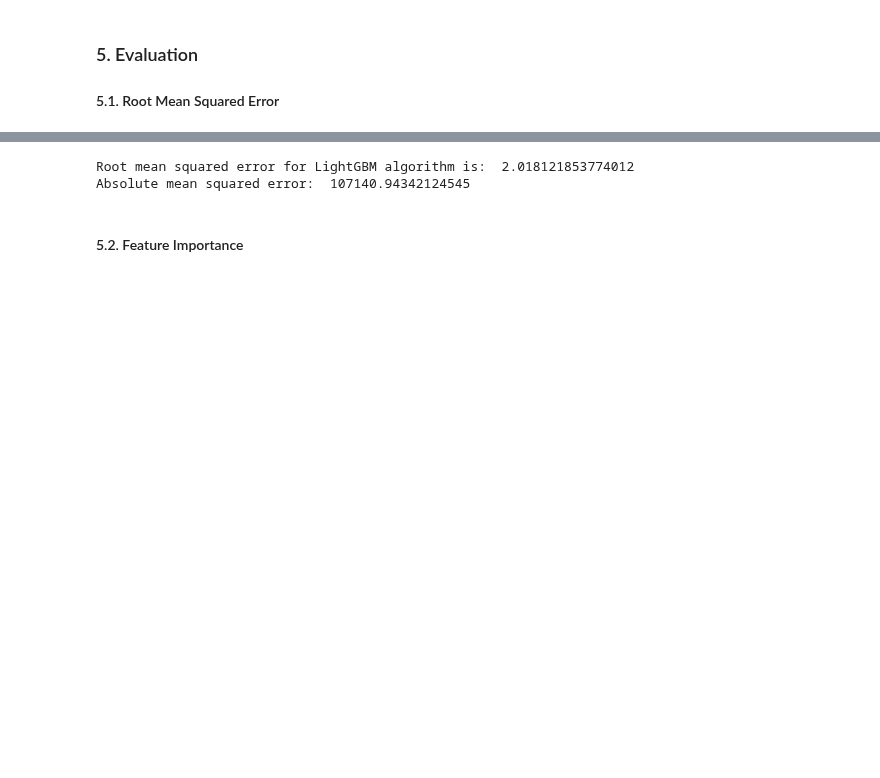
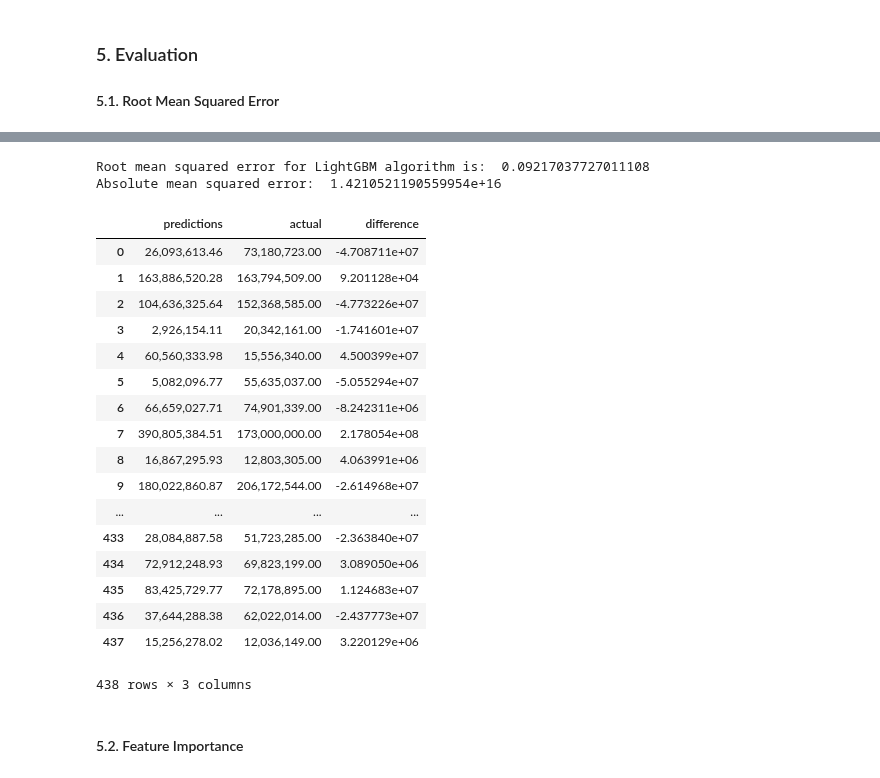
Before and after one commit to julianikulski/tmdb, a Jupyter notebook: tmdb.ipynb, the cells around one changed output, grey strips where cells are left out. Saved outputs shown, nothing was run; the diff lists cells and outputs as text; code cells hidden in the pictures; blank space fills up the shorter version.

```diff
--- a/tmdb.ipynb
+++ b/tmdb.ipynb
@@ -1900,14 +1915,13 @@ print(y_val_lgb.shape)
 # Details on parameters tuning here: https://lightgbm.readthedocs.io/en/latest/Parameters-Tuning.html
 # Example of LGBM tuning https://www.kaggle.com/garethjns/microsoft-lightgbm-with-parameter-tuning-0-823
 
-parameters_lgb = {'boosting_type': 'gbdt',
-                  'metric' : 'rmse'}
+parameters_lgb = {'metric' : 'rmse'}
 
 clf_lgb = lgb.train(params = parameters_lgb,
                     train_set = lgb.Dataset(X_train_lgb, y_train_lgb),
                     num_boost_round = 10000,
                     valid_sets = [lgb.Dataset(X_val_lgb, y_val_lgb)],
-                    early_stopping_rounds = 500,
+                    early_stopping_rounds = 1000,
                     verbose_eval = 10)
 
 y_pred = clf_lgb.predict(X_cross)
@@ -1956,10 +1970,45 @@ Absolute mean squared error:  107034.50668472666
 print('Root mean squared error for LightGBM algorithm is: ', np.sqrt(mean_squared_error(y_cross, y_pred)))
 
 # Inverse transform the scaled revenue data from LightGBM model
-print('Absolute mean squared error: ', mean_squared_error(scaler_revenue.inverse_transform(np.array(y_cross).reshape(-1, 1)), y_pred))
+absolute_y_cross = np.expm1(scaler_revenue.inverse_transform(y_cross))
+absolute_y_pred = np.expm1(scaler_revenue.inverse_transform(y_pred.reshape(-1,1)))
+print('Absolute mean squared error: ', mean_squared_error(absolute_y_cross, absolute_y_pred))
 # %% [output]
-Root mean squared error for LightGBM algorithm is:  2.018121853774012
-Absolute mean squared error:  107140.94342124545
+Root mean squared error for LightGBM algorithm is:  0.09217037727011108
+Absolute mean squared error:  1.4210521190559954e+16
+# %%
+# Create dataframe with predicted values
+comp_df = pd.DataFrame(np.expm1(scaler_revenue.inverse_transform(y_pred.reshape(-1,1))), columns=['predictions'])
+
+# Add actual values to dataframe
+comp_df['actual'] = np.expm1(scaler_revenue.inverse_transform(y_cross))
+
+# Add column with difference of the two values
+comp_df['difference'] = comp_df['predictions'] - comp_df['actual']
+
+# Format values
+comp_df['predictions'] = comp_df['predictions'].apply(lambda x: '{:,.2f}'.format(x))
+comp_df['actual'] = comp_df['actual'].apply(lambda x: '{:,.2f}'.format(x))
+comp_df
+# %% [output]
+|  | predictions | actual | difference |
+| 0 | 26,093,613.46 | 73,180,723.00 | -4.708711e+07 |
+| 1 | 163,886,520.28 | 163,794,509.00 | 9.201128e+04 |
+| 2 | 104,636,325.64 | 152,368,585.00 | -4.773226e+07 |
+| 3 | 2,926,154.11 | 20,342,161.00 | -1.741601e+07 |
+| 4 | 60,560,333.98 | 15,556,340.00 | 4.500399e+07 |
+| 5 | 5,082,096.77 | 55,635,037.00 | -5.055294e+07 |
+| 6 | 66,659,027.71 | 74,901,339.00 | -8.242311e+06 |
+| 7 | 390,805,384.51 | 173,000,000.00 | 2.178054e+08 |
+| 8 | 16,867,295.93 | 12,803,305.00 | 4.063991e+06 |
+| 9 | 180,022,860.87 | 206,172,544.00 | -2.614968e+07 |
+| ... | ... | ... | ... |
+| 433 | 28,084,887.58 | 51,723,285.00 | -2.363840e+07 |
+| 434 | 72,912,248.93 | 69,823,199.00 | 3.089050e+06 |
+| 435 | 83,425,729.77 | 72,178,895.00 | 1.124683e+07 |
+| 436 | 37,644,288.38 | 62,022,014.00 | -2.437773e+07 |
+| 437 | 15,256,278.02 | 12,036,149.00 | 3.220129e+06 |
+438 rows × 3 columns
 # %% [markdown]
 #### 5.2. Feature Importance
 # %%
```
Also changed, not shown: parts of 18 cells of this notebook.
